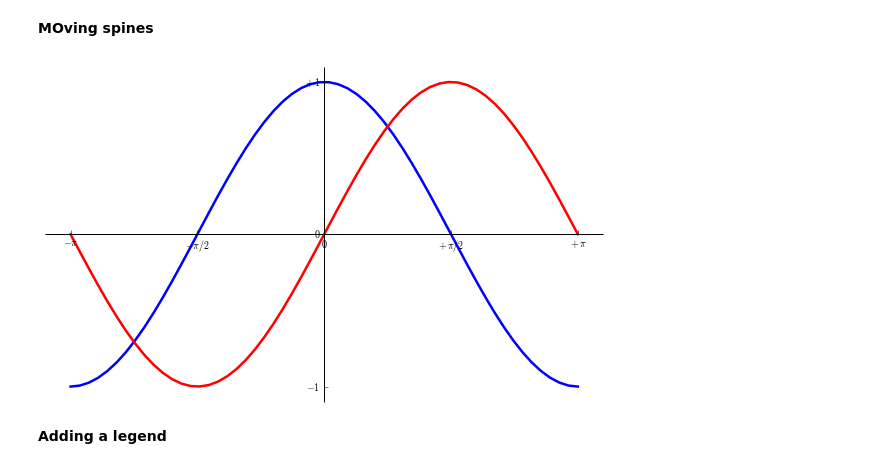
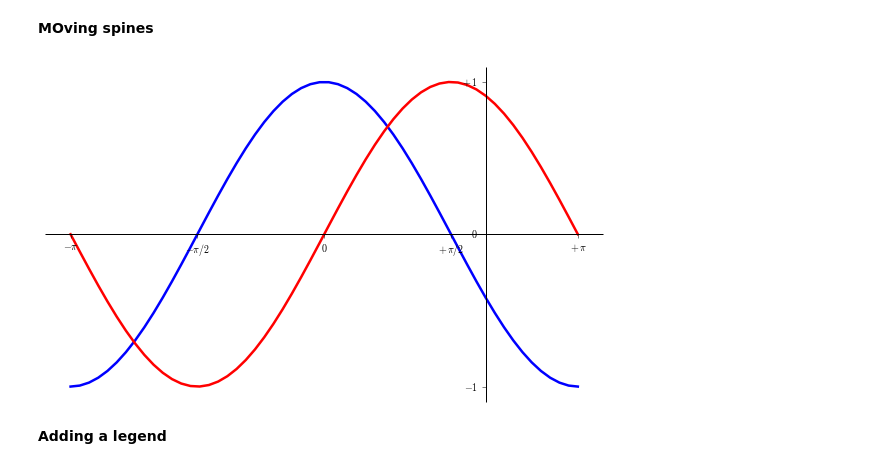
Before and after one commit to byoung08/PHYS202-S14, a Jupyter notebook: Graphics/GraphicsTour.ipynb, the cells around one changed output. Saved outputs shown, nothing was run; the diff lists cells and outputs as text; code cells hidden in the pictures.

```diff
--- a/Graphics/GraphicsTour.ipynb
+++ b/Graphics/GraphicsTour.ipynb
@@ -180,33 +180,33 @@ plt.show()
 # %%
 plt.figure(figsize=(10, 6), dpi=80)
 plt.plot(x, c, color="blue", linewidth=2.5, linestyle="-")
 plt.plot(x, s, color="red",  linewidth=2.5, linestyle="-")
 plt.xlim(x.min() * 1.1, x.max() * 1.1)
 plt.ylim(c.min() * 1.1, c.max() * 1.1)
 
 
 #   ---New
 
 ax = plt.gca()  #gca stands for 'get current axis'
 ax.spines['right'].set_color('none')
 ax.spines['top'].set_color('none')
 ax.xaxis.set_ticks_position('bottom')
 ax.spines['bottom'].set_position(('data',0))
 ax.yaxis.set_ticks_position('left')
-ax.spines['left'].set_position(('data',0))
+ax.spines['left'].set_position(('data',2))
 
 #-----------End
 
 #The tick labels must come after the spine adjustment
 plt.xticks([-np.pi, -np.pi/2, 0, np.pi/2, np.pi],
           [r'$-\pi$', r'$-\pi/2$', r'$0$', r'$+\pi/2$', r'$+\pi$'])
 
 plt.yticks([-1, 0, +1],
           [r'$-1$', r'$0$', r'$+1$'])
 
 plt.show()
 # %% [output]
-[figure, old version]
+[figure, new version]
 # %% [markdown]
 **Adding a legend**
 # %% [markdown]
```
Also changed, not shown: parts of 12 cells of this notebook, 7 other files.
